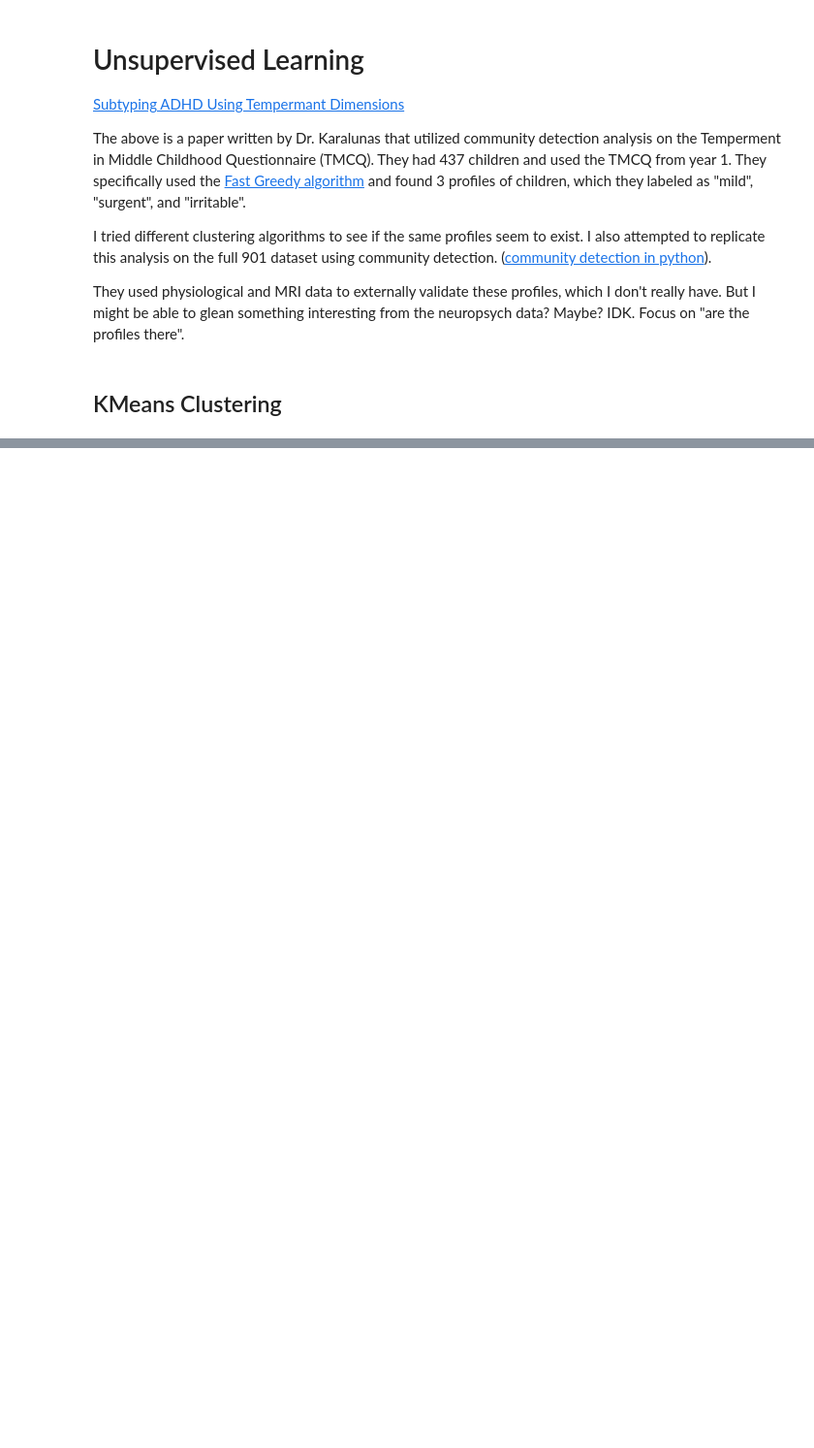
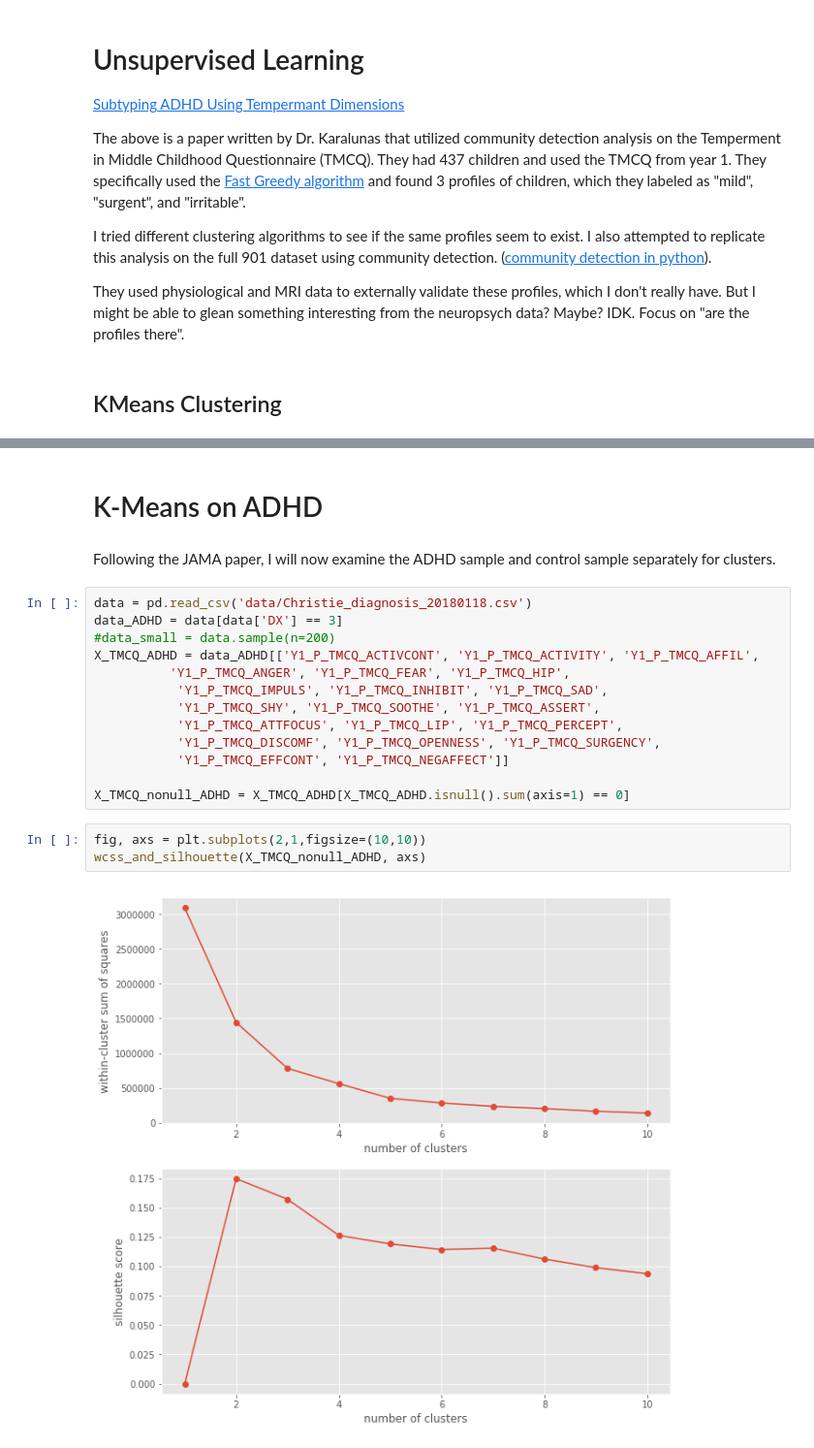
Before and after one commit to cjsmith015/Machine_Learning_and_ADHD, a Jupyter notebook: Cluster Analysis.ipynb, the cells around one changed output, grey strips where cells are left out. Shown at 97% size. Saved outputs shown, nothing was run; the diff lists cells and outputs as text; blank space fills up the shorter version.

```diff
--- a/Cluster Analysis.ipynb
+++ b/Cluster Analysis.ipynb
@@ -60,0 +155,22 @@ KeyError: 0
+# %% [markdown]
+# K-Means on ADHD
+# %% [markdown]
+Following the JAMA paper, I will now examine the ADHD sample and control sample separately for clusters.
+# %%
+data = pd.read_csv('data/Christie_diagnosis_20180118.csv')
+data_ADHD = data[data['DX'] == 3]
+#data_small = data.sample(n=200)
+X_TMCQ_ADHD = data_ADHD[['Y1_P_TMCQ_ACTIVCONT', 'Y1_P_TMCQ_ACTIVITY', 'Y1_P_TMCQ_AFFIL',
+          'Y1_P_TMCQ_ANGER', 'Y1_P_TMCQ_FEAR', 'Y1_P_TMCQ_HIP',
+           'Y1_P_TMCQ_IMPULS', 'Y1_P_TMCQ_INHIBIT', 'Y1_P_TMCQ_SAD',
+           'Y1_P_TMCQ_SHY', 'Y1_P_TMCQ_SOOTHE', 'Y1_P_TMCQ_ASSERT',
+           'Y1_P_TMCQ_ATTFOCUS', 'Y1_P_TMCQ_LIP', 'Y1_P_TMCQ_PERCEPT',
+           'Y1_P_TMCQ_DISCOMF', 'Y1_P_TMCQ_OPENNESS', 'Y1_P_TMCQ_SURGENCY',
+           'Y1_P_TMCQ_EFFCONT', 'Y1_P_TMCQ_NEGAFFECT']]
+
+X_TMCQ_nonull_ADHD = X_TMCQ_ADHD[X_TMCQ_ADHD.isnull().sum(axis=1) == 0]
+# %%
+fig, axs = plt.subplots(2,1,figsize=(10,10))
+wcss_and_silhouette(X_TMCQ_nonull_ADHD, axs)
+# %% [output]
+[figure, added]
```
Also changed, not shown: parts of 22 cells of this notebook, 3 other files.
